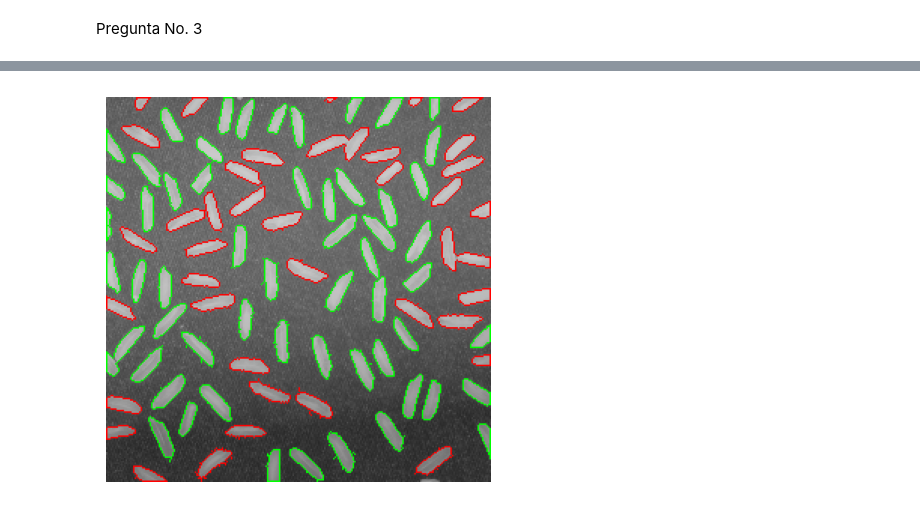
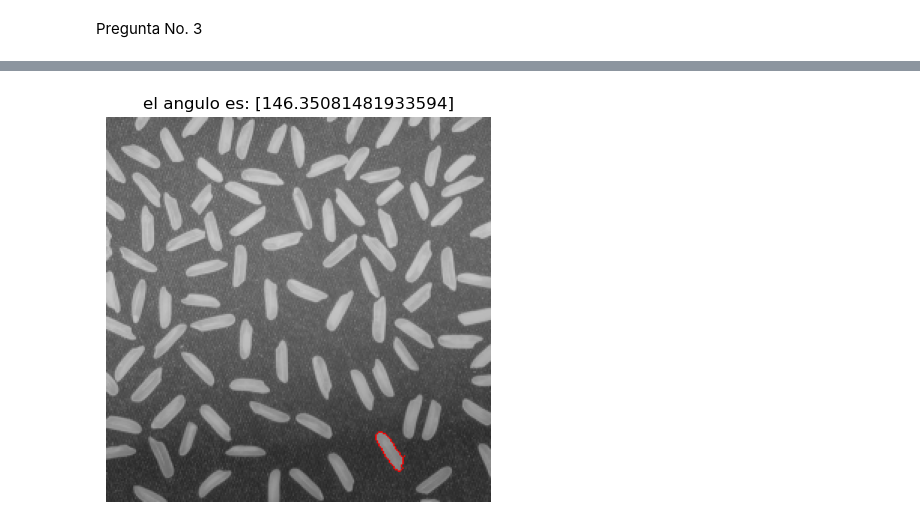
Before and after one commit to CarlosAlvarado-git/ComputerVision, a Jupyter notebook: contours_tutorial.ipynb, the cells around one changed output, grey strips where cells are left out. Drawn from its saved outputs; the diff is of its cells as text; code cells hidden in the pictures.

Commit message:
angulos_casi_terminado

```diff
--- a/contours_tutorial.ipynb
+++ b/contours_tutorial.ipynb
@@ -25,13 +25,15 @@ ret, imgbin = cv.threshold(imgray, 120, 255, cv.THRESH_BINARY)
 # %% [output]
 (217, 288)
 # %%
-def view(img):
+def view(img, title=None):
     k = 5
     fig,ax1 = plt.subplots(figsize=(k,k))
     if len(img.shape)==2:
         ax1.imshow(img, vmin=0, vmax=255, cmap='gray')
     else:
         ax1.imshow(img)
+    if title:
+        plt.title(title)
     plt.axis('off')
     plt.show()
 view(imgbin)
@@ -314,19 +319,12 @@ Pregunta No. 3
 # %%
-horizontales = []
-verticales = []
-colores = {}
+contornos_data = {}
+angulos = {}
 indexes = []
 thickness = 1
 #(255,0,0),602:(0,255,0)
 for cnt in range(len(contorno)):
-    x,y,w,h = cv.boundingRect(contorno[cnt])
-    #print(f"{w}, {h}")
-    if w > h:
-        horizontales.append(contorno[cnt])
-        colores.update({cnt:(255,0,0)})
-    else:
-        verticales.append(cnt)
-        colores.update({cnt:(0,255,0)})
-    indexes.append(cnt)
-
-#print(colores)
+    ellipse_contorno = cv.fitEllipse(contorno[cnt])
+    #print(f"{ellipse_contorno[2]}, grados en el contorno: {cnt}")
+    contornos_data.update({cnt:contorno[cnt]})
+    angulos.update({f"contorno: {cnt}": [ellipse_contorno[2],]})
+contornos_angulos = pd.DataFrame(angulos)
@@ -333,7 +349,10 @@ for cnt in range(len(contorno)):
+# %%
+arroz = int(input("Ingrese el contorno que desea ver: "))
 # %%
 r = im.copy()
-for c in indexes:
-    r = cv.drawContours(r, contorno, c, colores[c], thickness)
-view(r)
+colores = (255,0,0)
+r = cv.drawContours(r, contorno, arroz, colores, thickness)
+ang = angulos[f"contorno: {arroz}"]
+view(r, f"el angulo es: {ang}")
 # %% [output]
-[figure, old version]
+[figure, new version]
```
Also changed, not shown: parts of 2 cells of this notebook.
